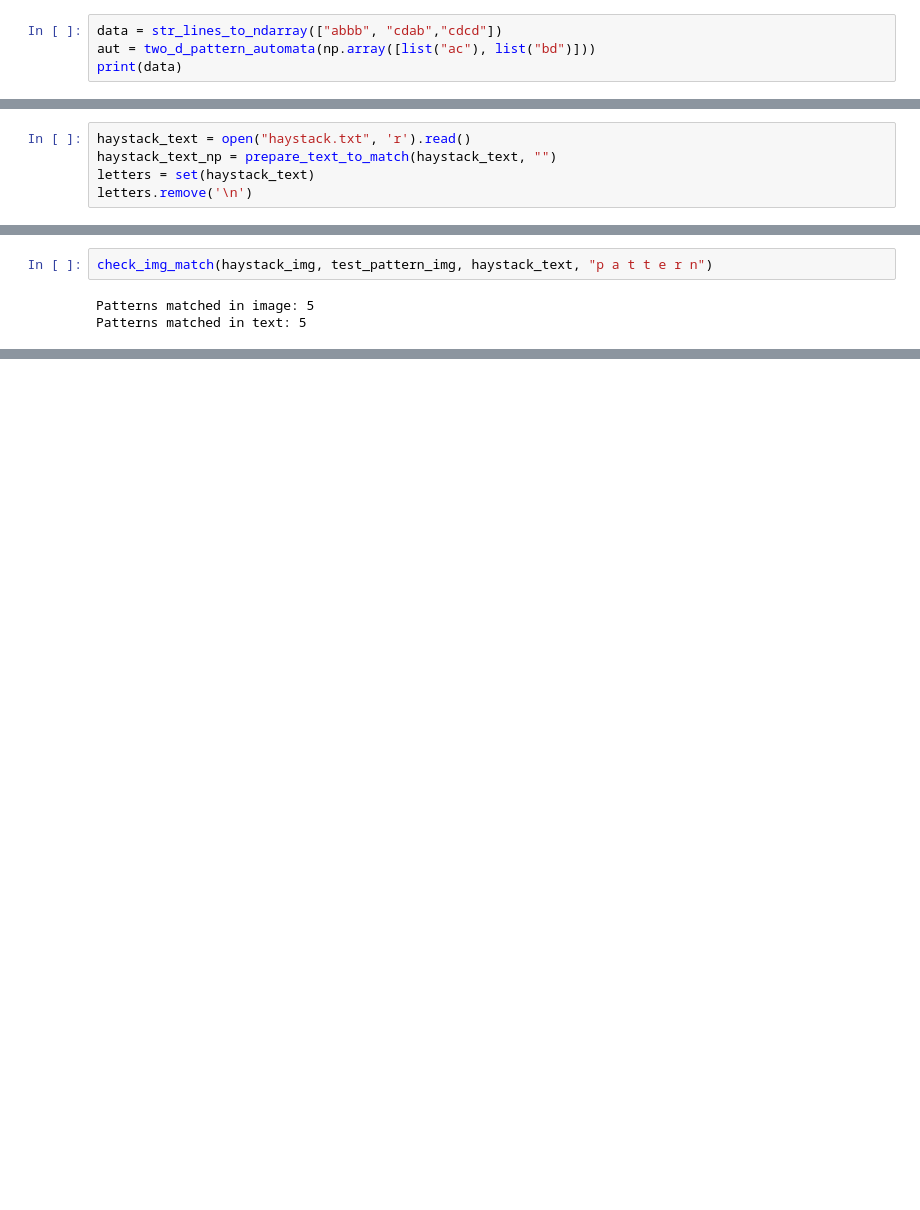
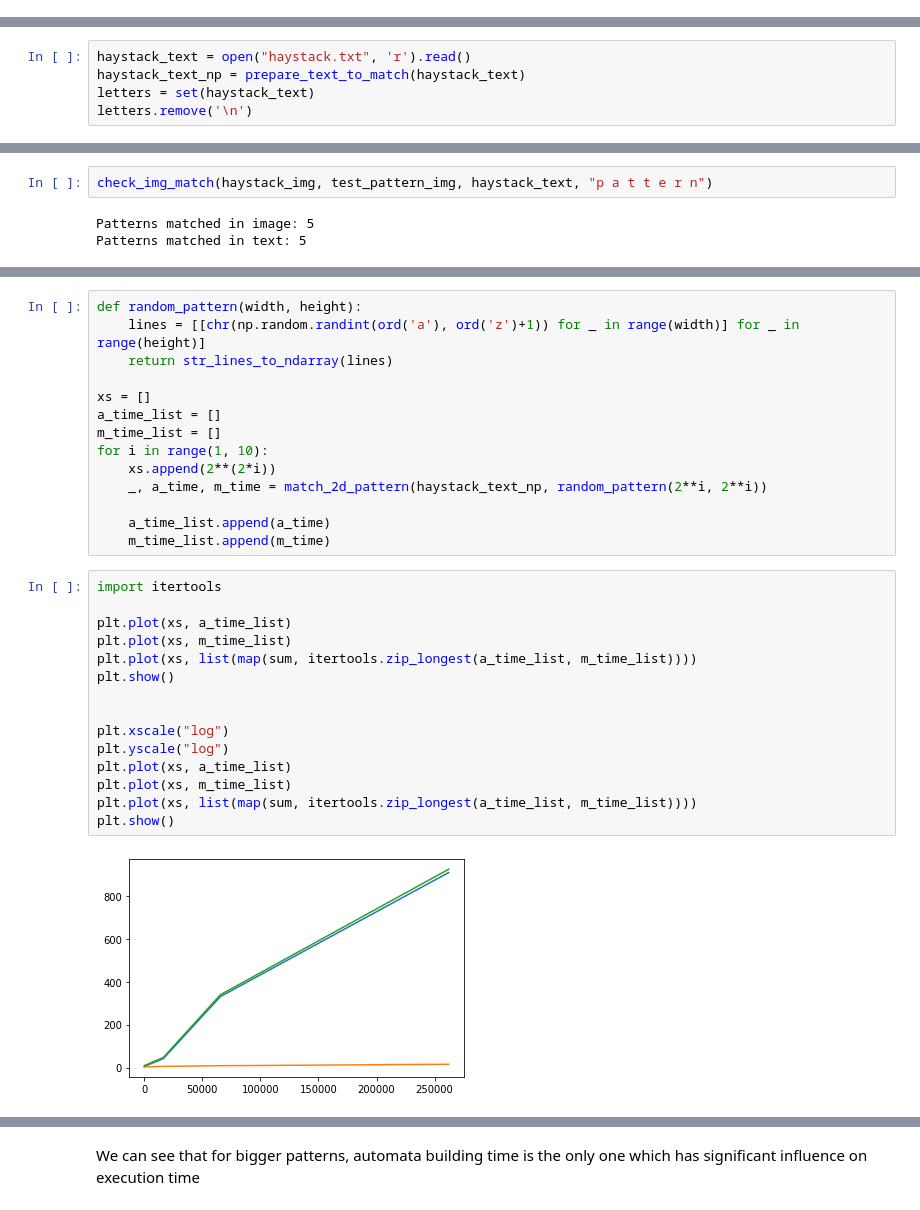
Before and after one commit to Pinioo/Algorytmy-Tekstowe, a Jupyter notebook: lab5/lab5.ipynb, the cells around one changed output, grey strips where cells are left out. Saved outputs shown, nothing was run; the diff lists cells and outputs as text; blank space fills up the shorter version.

```diff
--- a/lab5/lab5.ipynb
+++ b/lab5/lab5.ipynb
@@ -72,4 +72,0 @@ def str_lines_to_ndarray(lines):
-# %%
-data = str_lines_to_ndarray(["abbb", "cdab","cdcd"])
-aut = two_d_pattern_automata(np.array([list("ac"), list("bd")]))
-print(data)
@@ -138,6 +212,6 @@ match_2d_pattern(prepared_text, prepared_pattern)
 # %%
 haystack_text = open("haystack.txt", 'r').read()
-haystack_text_np = prepare_text_to_match(haystack_text, "")
+haystack_text_np = prepare_text_to_match(haystack_text)
 letters = set(haystack_text)
 letters.remove('\n')
 # %%
@@ -201,0 +345,31 @@ print(len(np.argwhere(haystack_text_np == 'a')))
+# %%
+def random_pattern(width, height):
+    lines = [[chr(np.random.randint(ord('a'), ord('z')+1)) for _ in range(width)] for _ in range(height)]
+    return str_lines_to_ndarray(lines)
+
+xs = []
+a_time_list = []
+m_time_list = []
+for i in range(1, 10):
+    xs.append(2**(2*i))
+    _, a_time, m_time = match_2d_pattern(haystack_text_np, random_pattern(2**i, 2**i))
+
+    a_time_list.append(a_time)
+    m_time_list.append(m_time)
+# %%
+import itertools
+
+plt.plot(xs, a_time_list)
+plt.plot(xs, m_time_list)
+plt.plot(xs, list(map(sum, itertools.zip_longest(a_time_list, m_time_list))))
+plt.show()
+
+
+plt.xscale("log")
+plt.yscale("log")
+plt.plot(xs, a_time_list)
+plt.plot(xs, m_time_list)
+plt.plot(xs, list(map(sum, itertools.zip_longest(a_time_list, m_time_list))))
+plt.show()
+# %% [output]
+[figure, added]
@@ -201,0 +377,2 @@ print(len(np.argwhere(haystack_text_np == 'a')))
+# %% [markdown]
+We can see that for bigger patterns, automata building time is the only one which has significant influence on execution time
```
Also changed, not shown: parts of 38 cells of this notebook.
